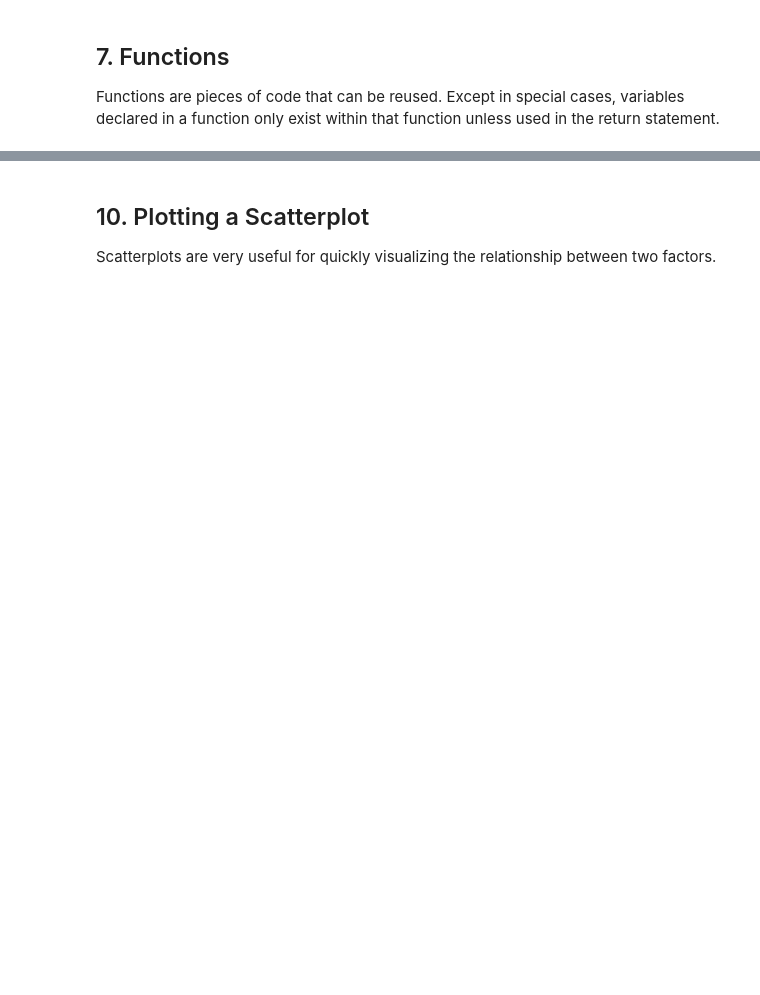
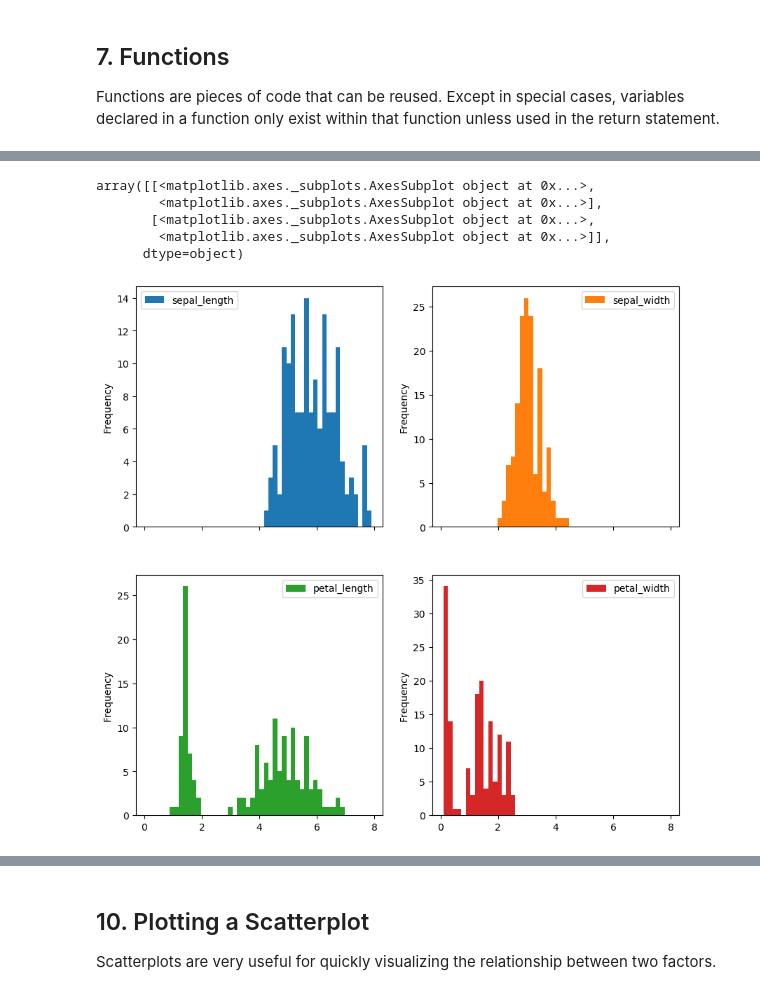
Before and after one commit to jzhangab/quds-class, a Jupyter notebook: 1_Intro_Python.ipynb, the cells around one changed output, grey strips where cells are left out. Drawn from its saved outputs; the diff is of its cells as text; code cells hidden in the pictures; blank space fills up the shorter version.

```diff
--- a/1_Intro_Python.ipynb
+++ b/1_Intro_Python.ipynb
@@ -362,0 +1121,9 @@ df.hist(bins = 10)
+# %%
+df.plot.hist(subplots=True, layout=(2,2), figsize=(10, 10), bins=50)
+# %% [output]
+array([[<matplotlib.axes._subplots.AxesSubplot object at 0x...>,
+        <matplotlib.axes._subplots.AxesSubplot object at 0x...>],
+       [<matplotlib.axes._subplots.AxesSubplot object at 0x...>,
+        <matplotlib.axes._subplots.AxesSubplot object at 0x...>]],
+      dtype=object)
+[figure, added]
```
Also changed, not shown: parts of 97 cells of this notebook.
